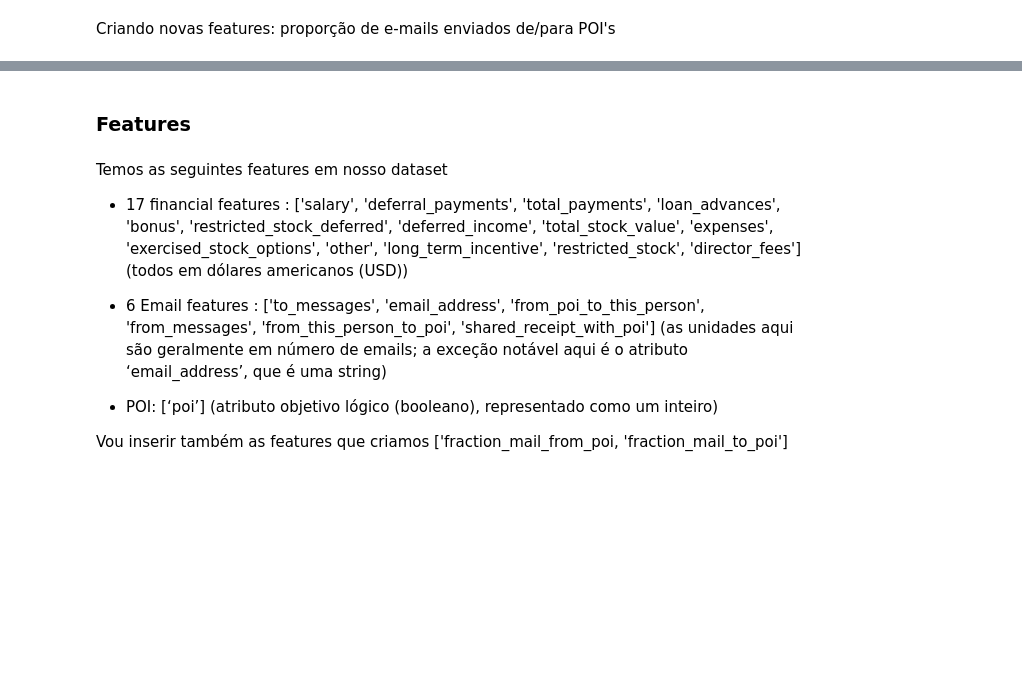
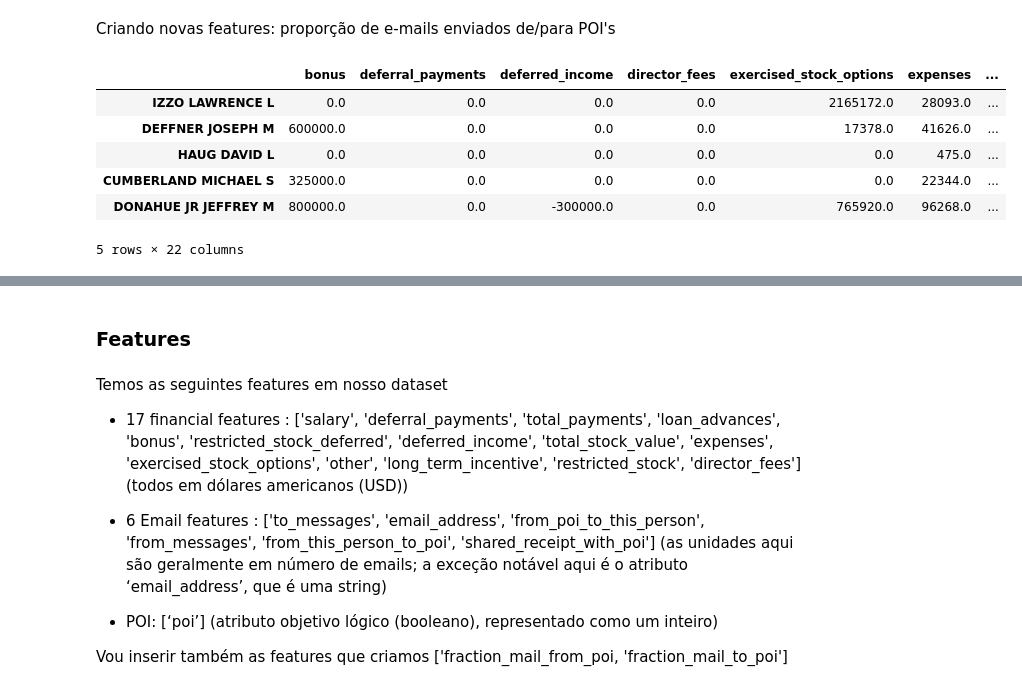
Before and after one commit to fabioismerim/Fraud_Enron_project, a Jupyter notebook: Fraud_Enron.ipynb, the cells around one changed output, grey strips where cells are left out. Saved outputs shown, nothing was run; the diff lists cells and outputs as text; code cells hidden in the pictures; blank space fills up the shorter version.

```diff
--- a/Fraud_Enron.ipynb
+++ b/Fraud_Enron.ipynb
@@ -225,3 +232,13 @@ df_enron_new['fraction_mail_to_poi'] = df_enron_new['from_this_person_to_poi'].f
+# %%
+df_enron_new.sample(5)
+# %% [output]
+|  | bonus | deferral_payments | deferred_income | director_fees | exercised_stock_options | expenses | ... |
+| IZZO LAWRENCE L | 0.0 | 0.0 | 0.0 | 0.0 | 2165172.0 | 28093.0 | ... |
+| DEFFNER JOSEPH M | 600000.0 | 0.0 | 0.0 | 0.0 | 17378.0 | 41626.0 | ... |
+| HAUG DAVID L | 0.0 | 0.0 | 0.0 | 0.0 | 0.0 | 475.0 | ... |
+| CUMBERLAND MICHAEL S | 325000.0 | 0.0 | 0.0 | 0.0 | 0.0 | 22344.0 | ... |
+| DONAHUE JR JEFFREY M | 800000.0 | 0.0 | -300000.0 | 0.0 | 765920.0 | 96268.0 | ... |
+5 rows × 22 columns
 # %%
 df_enron_new.info()
 # %% [output]
```
Also changed, not shown: parts of 11 cells of this notebook.
